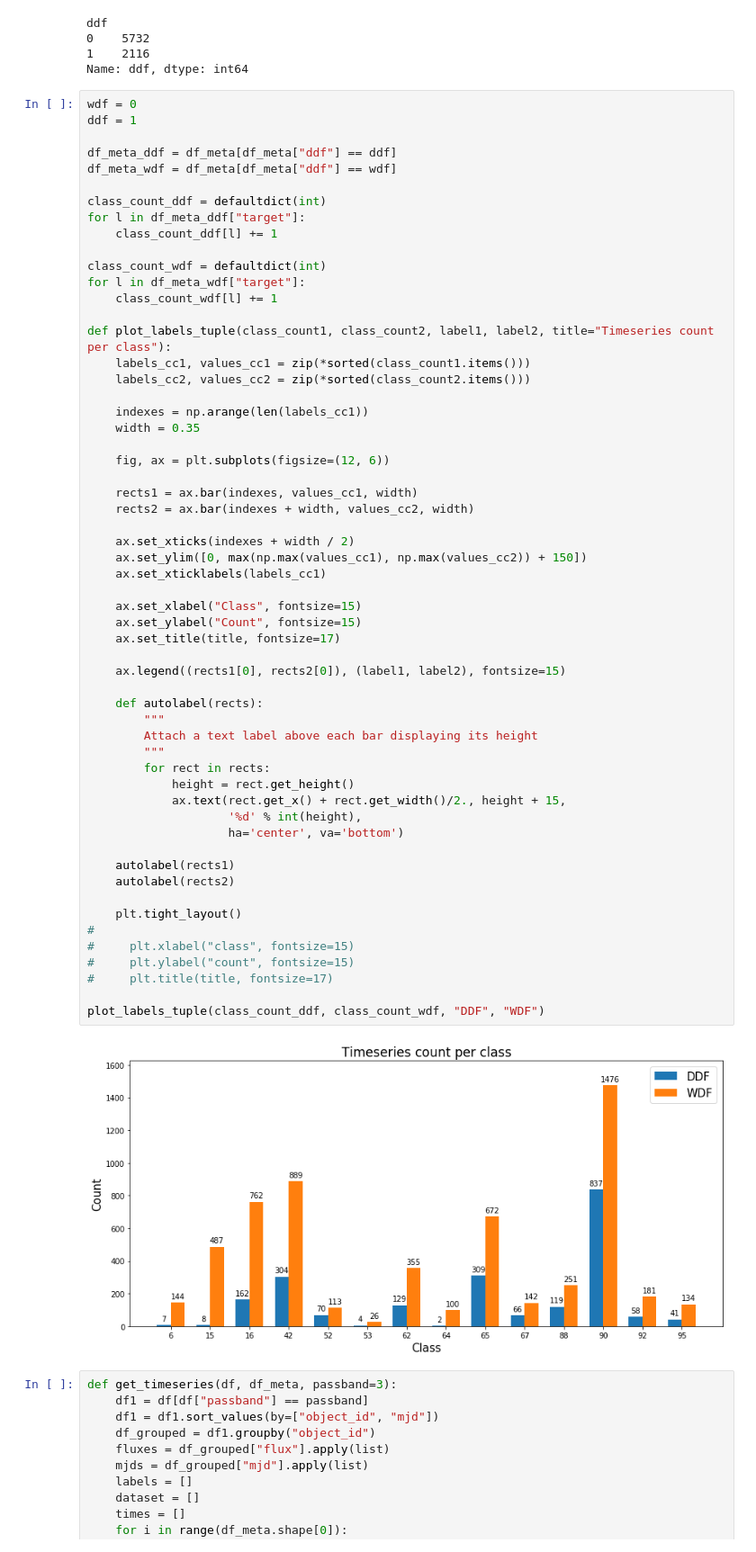
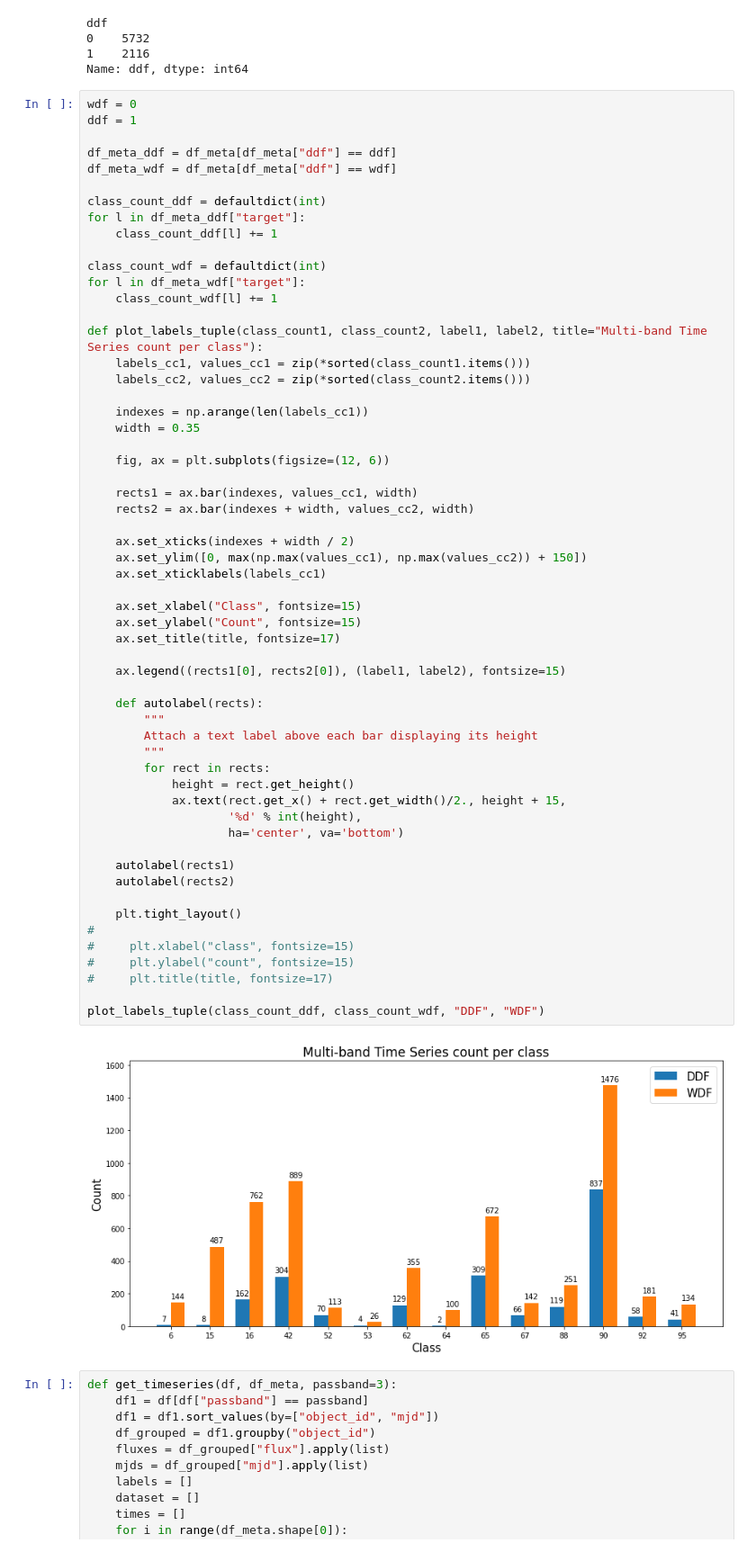
Before and after one commit to frmunozz/irregular-bag-of-pattern, a Jupyter notebook: notebooks/preprocessing.ipynb, the cells around one changed output. Shown: that part at 90% size. Drawn from its saved outputs; the diff is of its cells as text.

```diff
--- a/notebooks/preprocessing.ipynb
+++ b/notebooks/preprocessing.ipynb
@@ -137,7 +63,7 @@ class_count_wdf = defaultdict(int)
 for l in df_meta_wdf["target"]:
     class_count_wdf[l] += 1
 
-def plot_labels_tuple(class_count1, class_count2, label1, label2, title="Timeseries count per class"):
+def plot_labels_tuple(class_count1, class_count2, label1, label2, title="Multi-band Time Series count per class"):
     labels_cc1, values_cc1 = zip(*sorted(class_count1.items()))
     labels_cc2, values_cc2 = zip(*sorted(class_count2.items()))
 
@@ -153,34 +79,34 @@ def plot_labels_tuple(class_count1, class_count2, label1, label2, title="Timeser
     ax.set_ylim([0, max(np.max(values_cc1), np.max(values_cc2)) + 150])
     ax.set_xticklabels(labels_cc1)
 
     ax.set_xlabel("Class", fontsize=15)
     ax.set_ylabel("Count", fontsize=15)
     ax.set_title(title, fontsize=17)
 
     ax.legend((rects1[0], rects2[0]), (label1, label2), fontsize=15)
 
     def autolabel(rects):
         """
         Attach a text label above each bar displaying its height
         """
         for rect in rects:
             height = rect.get_height()
             ax.text(rect.get_x() + rect.get_width()/2., height + 15,
                     '%d' % int(height),
                     ha='center', va='bottom')
 
     autolabel(rects1)
     autolabel(rects2)
 
     plt.tight_layout()
 #
 #     plt.xlabel("class", fontsize=15)
 #     plt.ylabel("count", fontsize=15)
 #     plt.title(title, fontsize=17)
 
 plot_labels_tuple(class_count_ddf, class_count_wdf, "DDF", "WDF")
 # %% [output]
-[figure, old version]
+[figure, new version]
 # %%
 def get_timeseries(df, df_meta, passband=3):
     df1 = df[df["passband"] == passband]
```
Also changed, not shown: parts of 25 cells of this notebook, 22 other files.
